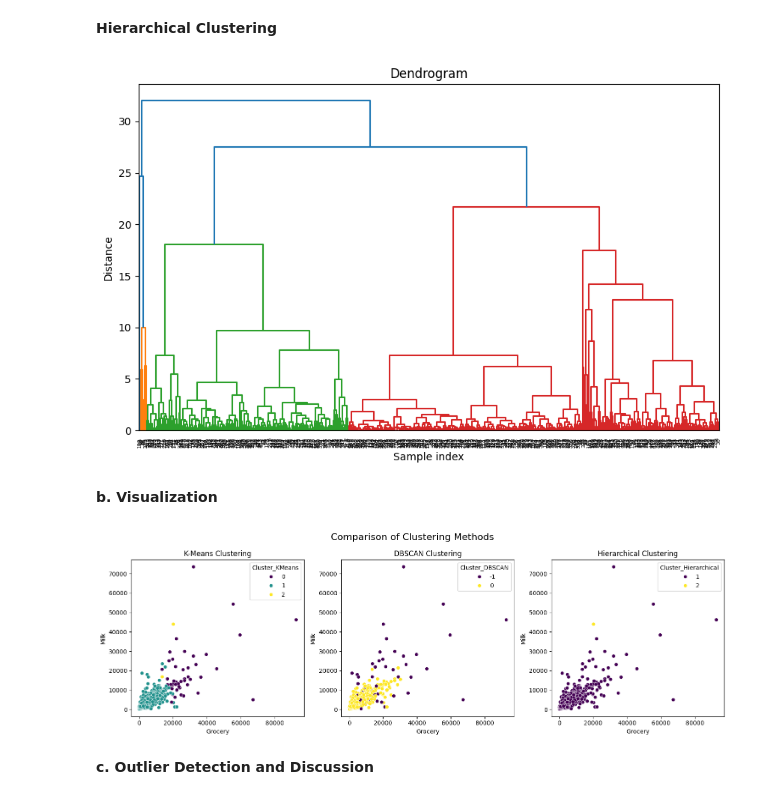
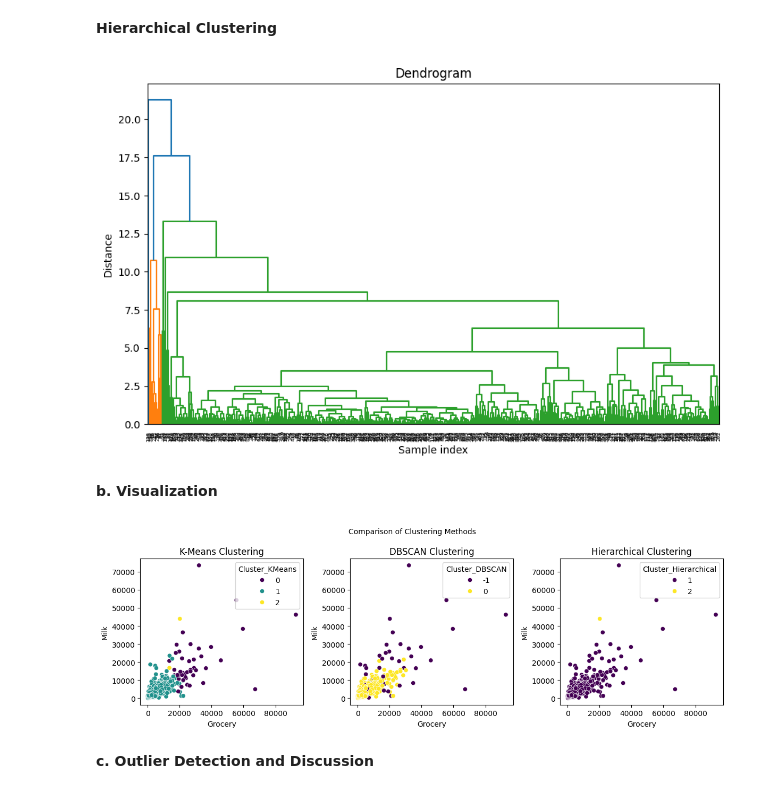
Before and after one commit to RuwanPradeep0/Machine-Learning-Module-EC9630, a Jupyter notebook: Assignments/Assignment 01/Customer_Spend_Segmentation_Model.ipynb, the cells around one changed output. Saved outputs shown, nothing was run; the diff lists cells and outputs as text; code cells hidden in the pictures.

```diff
--- a/Assignments/Assignment 01/Customer_Spend_Segmentation_Model.ipynb
+++ b/Assignments/Assignment 01/Customer_Spend_Segmentation_Model.ipynb
@@ -110,15 +109,16 @@ memory usage: 27.6 KB
 dtype: int64
-# %%
-
-# Data cleaning
-data = data.dropna()
-
-# Data normalization
-scaler = StandardScaler()
-data_scaled = scaler.fit_transform(data.iloc[:, 2:])
-
-# Convert scaled data back to DataFrame
-data_scaled = pd.DataFrame(data_scaled, columns=data.columns[2:])
+# %%
+
+import pandas as pd
+from sklearn.preprocessing import StandardScaler
+
+
+features = ['Fresh', 'Milk', 'Grocery', 'Frozen', 'Detergents_Paper', 'Delicassen']
+data_selected = data[features]
+
+# Standardizing the features
+scaler = StandardScaler()
+data_scaled = scaler.fit_transform(data_selected)
 # %% [markdown]
 **b. Exploratory Data Analysis**
 # %%
@@ -136,7 +136,7 @@ plt.show()
 # %% [markdown]
 **a. K-Means Clustering**
 # %%
-# Elbow method and Silhouette score combined for KMeans
+
 def kmeans_tuning(data_scaled):
     sse = []
     silhouette_scores = []
@@ -150,7 +150,7 @@ def kmeans_tuning(data_scaled):
         silhouette_scores.append(score)
 
     plt.figure()
-    plt.plot(range(1, 11), [0] + sse, marker='o')
+    plt.plot(k_range, sse, marker='o')
     plt.title('Elbow Method')
     plt.xlabel('Number of clusters')
     plt.ylabel('SSE')
@@ -163,11 +163,9 @@ def kmeans_tuning(data_scaled):
     plt.ylabel('Silhouette Score')
     plt.show()
 
-    return sse, silhouette_scores
+    optimal_k = k_range[silhouette_scores.index(max(silhouette_scores))]
+    return optimal_k
 
-sse, silhouette_scores = kmeans_tuning(data_scaled)
-
-# Optimal number of clusters (e.g., 3 from the elbow method and silhouette score)
-optimal_k = 3  # Update this based on your analysis
+optimal_k = kmeans_tuning(data_scaled)
 print(f'Optimal number of clusters for K-Means: {optimal_k}')
 # %% [output]
@@ -177,9 +175,9 @@ Optimal number of clusters for K-Means: 3
 # %% [markdown]
 **b. DBSCAN Clustering**
 # %%
+
 def dbscan_tuning(data_scaled):
-    param_grid = {'eps': np.arange(0.1, 1.0, 0.1),
-                  'min_samples': range(1, 10)}
+    param_grid = {'eps': np.arange(0.1, 1.0, 0.1), 'min_samples': range(1, 10)}
 
     best_params = None
     best_score = -1
@@ -249,8 +248,7 @@ data['Cluster_DBSCAN'] = labels_dbscan
 # %% [markdown]
 **Hierarchical Clustering**
 # %%
-# # Generate the linkage matrix
-# Z = linkage(data_scaled, method='ward')
+Z = linkage(data_scaled, method=best_hierarchical_method)
 
 # Plot the dendrogram
 plt.figure(figsize=(10, 6))
@@ -260,40 +258,37 @@ plt.xlabel('Sample index')
 plt.ylabel('Distance')
 plt.show()
 
-# Generate the linkage matrix with the best method
-Z = linkage(data_scaled, method=best_hierarchical_method)
-
 # Get the cluster labels with the optimal number of clusters
 labels_hierarchical = fcluster(Z, t=best_hierarchical_k, criterion='maxclust')
 
 # Add labels to the original data
 data['Cluster_Hierarchical'] = labels_hierarchical
 # %% [output]
-[figure, old version]
+[figure, new version]
 # %% [markdown]
 **b. Visualization**
 # %%
 # Set up the plot
-fig, (ax1, ax2, ax3) = plt.subplots(1, 3, figsize=(15, 5))
-fig.suptitle('Comparison of Clustering Methods', fontsize=16)
+fig, (ax1, ax2, ax3) = plt.subplots(1, 3, figsize=(12, 4))
+fig.suptitle('Comparison of Clustering Methods', fontsize=10)
 
 # K-Means Clustering
 sns.scatterplot(x='Grocery', y='Milk', hue='Cluster_KMeans', data=data, palette='viridis', ax=ax1)
 ax1.set_title('K-Means Clustering')
 
 # DBSCAN Clustering
 sns.scatterplot(x='Grocery', y='Milk', hue='Cluster_DBSCAN', data=data, palette='viridis', ax=ax2)
 ax2.set_title('DBSCAN Clustering')
 
 # Hierarchical Clustering
 sns.scatterplot(x='Grocery', y='Milk', hue='Cluster_Hierarchical', data=data, palette='viridis', ax=ax3)
 ax3.set_title('Hierarchical Clustering')
 
 # Adjust layout and display
 plt.tight_layout()
 plt.show()
 # %% [output]
-[figure, old version]
+[figure, new version]
 # %% [markdown]
 **c. Outlier Detection and Discussion**
 # %%
```
Also changed, not shown: parts of 5 cells of this notebook.
